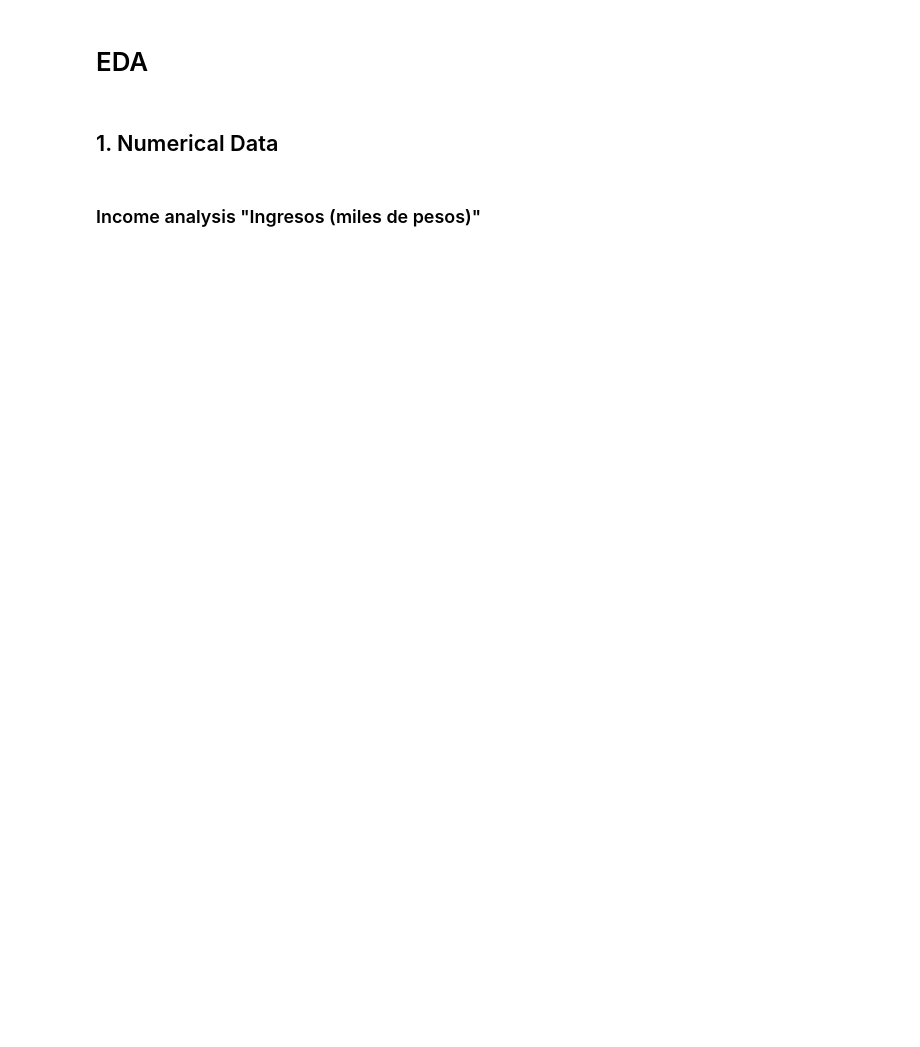
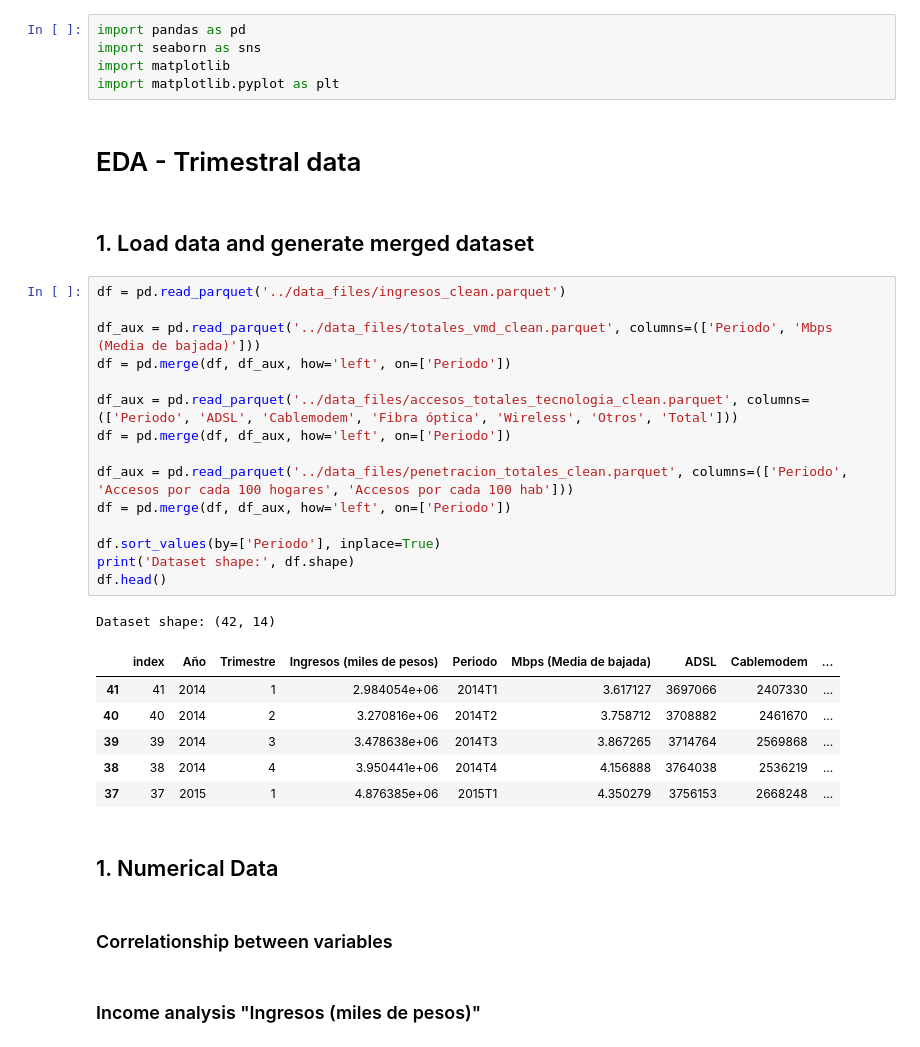
Before and after one commit to lmunozm1702/telecom_dashboard, a Jupyter notebook: notebooks/eda_trimestres.ipynb, the cells around one changed output. Drawn from its saved outputs; the diff is of its cells as text; blank space fills up the shorter version.

```diff
--- a/notebooks/eda_trimestres.ipynb
+++ b/notebooks/eda_trimestres.ipynb
@@ -1,6 +1,38 @@
+# %%
+import pandas as pd
+import seaborn as sns
+import matplotlib
+import matplotlib.pyplot as plt
 # %% [markdown]
-# EDA
+# EDA - Trimestral data
+# %% [markdown]
+## 1. Load data and generate merged dataset
+# %%
+df = pd.read_parquet('../data_files/ingresos_clean.parquet')
+
+df_aux = pd.read_parquet('../data_files/totales_vmd_clean.parquet', columns=(['Periodo', 'Mbps (Media de bajada)']))
+df = pd.merge(df, df_aux, how='left', on=['Periodo'])
+
+df_aux = pd.read_parquet('../data_files/accesos_totales_tecnologia_clean.parquet', columns=(['Periodo', 'ADSL', 'Cablemodem', 'Fibra óptica', 'Wireless', 'Otros', 'Total']))
+df = pd.merge(df, df_aux, how='left', on=['Periodo'])
+
+df_aux = pd.read_parquet('../data_files/penetracion_totales_clean.parquet', columns=(['Periodo', 'Accesos por cada 100 hogares', 'Accesos por cada 100 hab']))
+df = pd.merge(df, df_aux, how='left', on=['Periodo'])
+
+df.sort_values(by=['Periodo'], inplace=True)
+print('Dataset shape:', df.shape)
+df.head()
+# %% [output]
+Dataset shape: (42, 14)
+|  | index | Año | Trimestre | Ingresos (miles de pesos) | Periodo | Mbps (Media de bajada) | ADSL | Cablemodem | ... |
+| 41 | 41 | 2014 | 1 | 2.984054e+06 | 2014T1 | 3.617127 | 3697066 | 2407330 | ... |
+| 40 | 40 | 2014 | 2 | 3.270816e+06 | 2014T2 | 3.758712 | 3708882 | 2461670 | ... |
+| 39 | 39 | 2014 | 3 | 3.478638e+06 | 2014T3 | 3.867265 | 3714764 | 2569868 | ... |
+| 38 | 38 | 2014 | 4 | 3.950441e+06 | 2014T4 | 4.156888 | 3764038 | 2536219 | ... |
+| 37 | 37 | 2015 | 1 | 4.876385e+06 | 2015T1 | 4.350279 | 3756153 | 2668248 | ... |
 # %% [markdown]
 ## 1. Numerical Data
+# %% [markdown]
+### Correlationship between variables
 # %% [markdown]
 ### Income analysis "Ingresos (miles de pesos)"
```
Also changed, not shown: parts of 6 cells of this notebook, 1 other file.
